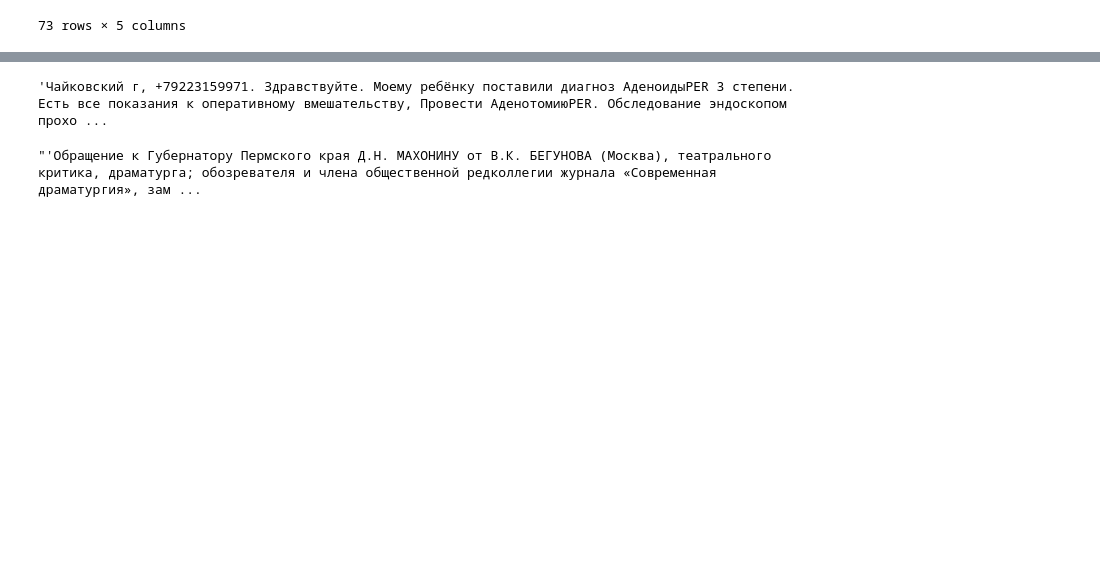
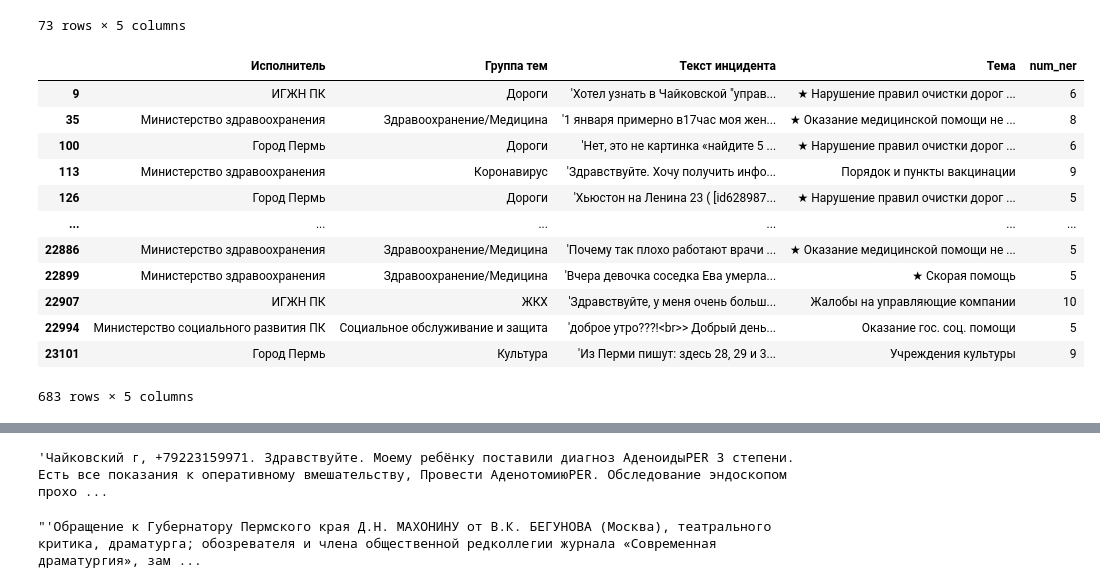
Before and after one commit to denis-gordeev/citizen-requests, a Jupyter notebook: test_ml/ner_test.ipynb, the cells around one changed output, grey strips where cells are left out. Cells and saved outputs as stored; diff of their text form; code cells hidden in the pictures; blank space fills up the shorter version.

```diff
--- a/test_ml/ner_test.ipynb
+++ b/test_ml/ner_test.ipynb
@@ -284,3 +284,20 @@ df1
 73 rows × 5 columns
 # %%
 df1.to_csv('../data/train_dataset_ner10.csv', sep=';')
+# %%
+df2=df[(df['num_ner'] >= 5) & (df['num_ner'] <= 10)]
+df2
+# %% [output]
+|  | Исполнитель | Группа тем | Текст инцидента | Тема | num_ner |
+| 9 | ИГЖН ПК | Дороги | 'Хотел узнать в Чайковской "управ... | ★ Нарушение правил очистки дорог ... | 6 |
+| 35 | Министерство здравоохранения | Здравоохранение/Медицина | '1 января примерно в17час моя жен... | ★ Оказание медицинской помощи не ... | 8 |
+| 100 | Город Пермь | Дороги | 'Нет, это не картинка «найдите 5 ... | ★ Нарушение правил очистки дорог ... | 6 |
+| 113 | Министерство здравоохранения | Коронавирус | 'Здравствуйте. Хочу получить инфо... | Порядок и пункты вакцинации | 9 |
+| 126 | Город Пермь | Дороги | 'Хьюстон на Ленина 23 ( [id628987... | ★ Нарушение правил очистки дорог ... | 5 |
+| ... | ... | ... | ... | ... | ... |
+| 22886 | Министерство здравоохранения | Здравоохранение/Медицина | 'Почему так плохо работают врачи ... | ★ Оказание медицинской помощи не ... | 5 |
+| 22899 | Министерство здравоохранения | Здравоохранение/Медицина | 'Вчера девочка соседка Ева умерла... | ★ Скорая помощь | 5 |
+| 22907 | ИГЖН ПК | ЖКХ | 'Здравствуйте, у меня очень больш... | Жалобы на управляющие компании | 10 |
+| 22994 | Министерство социального развития ПК | Социальное обслуживание и защита | 'доброе утро???!<br>> Добрый день... | Оказание гос. соц. помощи | 5 |
+| 23101 | Город Пермь | Культура | 'Из Перми пишут: здесь 28, 29 и 3... | Учреждения культуры | 9 |
+683 rows × 5 columns
```
Also changed, not shown: parts of 4 cells of this notebook, 4 other files.
